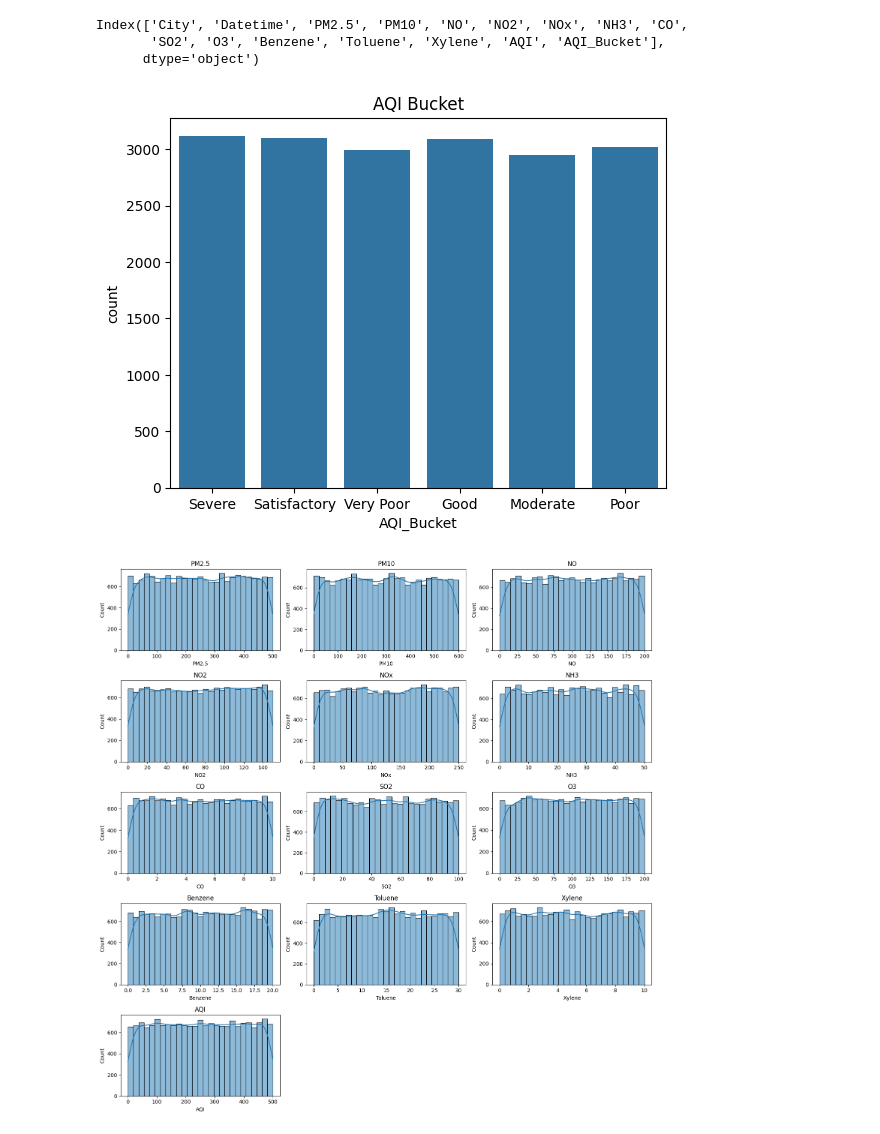
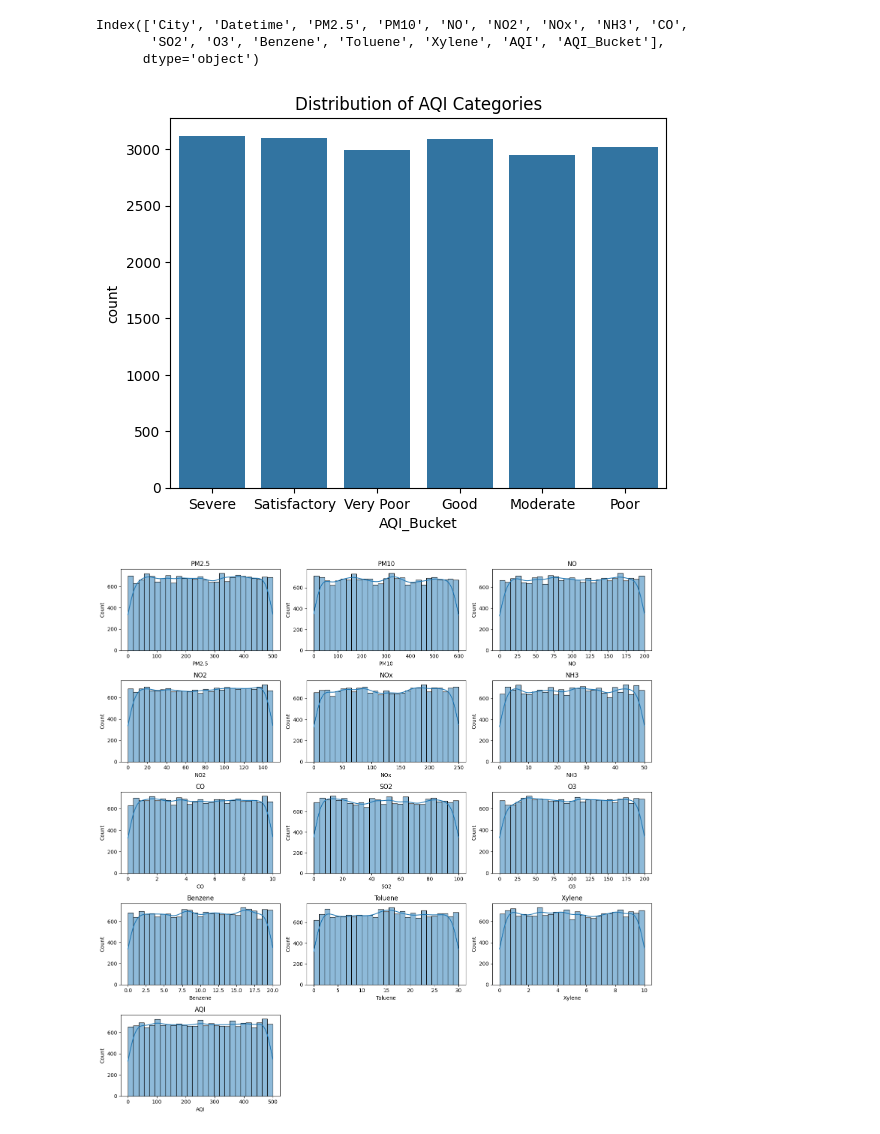
Before and after one commit to Leviosa555/Air_Quality_Monitoring_and_Health_Risk_Assesment, a Jupyter notebook: Air_Quality_Monitoring_and_Health_Risk_Assessment.ipynb, the cells around one changed output. Saved outputs shown, nothing was run; the diff lists cells and outputs as text; code cells hidden in the pictures.

```diff
--- a/Air_Quality_Monitoring_and_Health_Risk_Assessment.ipynb
+++ b/Air_Quality_Monitoring_and_Health_Risk_Assessment.ipynb
@@ -99,10 +99,10 @@ Index(['City', 'Datetime', 'PM2.5', 'PM10', 'NO', 'NO2', 'NOx', 'NH3', 'CO',
 # %%
 # Univariate Analysis
 sns.countplot(x='AQI_Bucket', data=df)
-plt.title('AQI Bucket')
+plt.title('Distribution of AQI Categories')
 plt.show()
 # %% [output]
-[figure, old version]
+[figure, new version]
 # %%
 num_cols = ['PM2.5', 'PM10', 'NO', 'NO2', 'NOx', 'NH3', 'CO', 'SO2', 'O3', 'Benzene', 'Toluene', 'Xylene', 'AQI']
 fig, axes = plt.subplots(5, 3, figsize=(15, 15))
```
Also changed, not shown: parts of 15 cells of this notebook, 1 other file.
